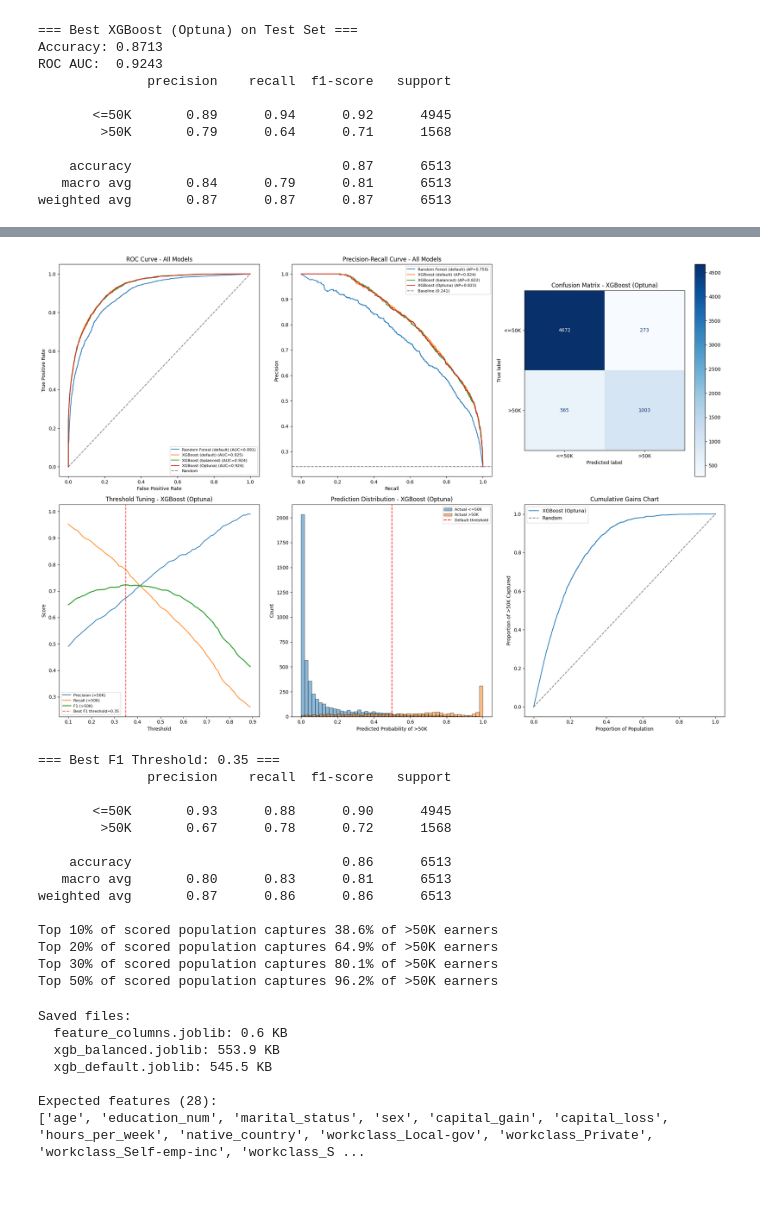
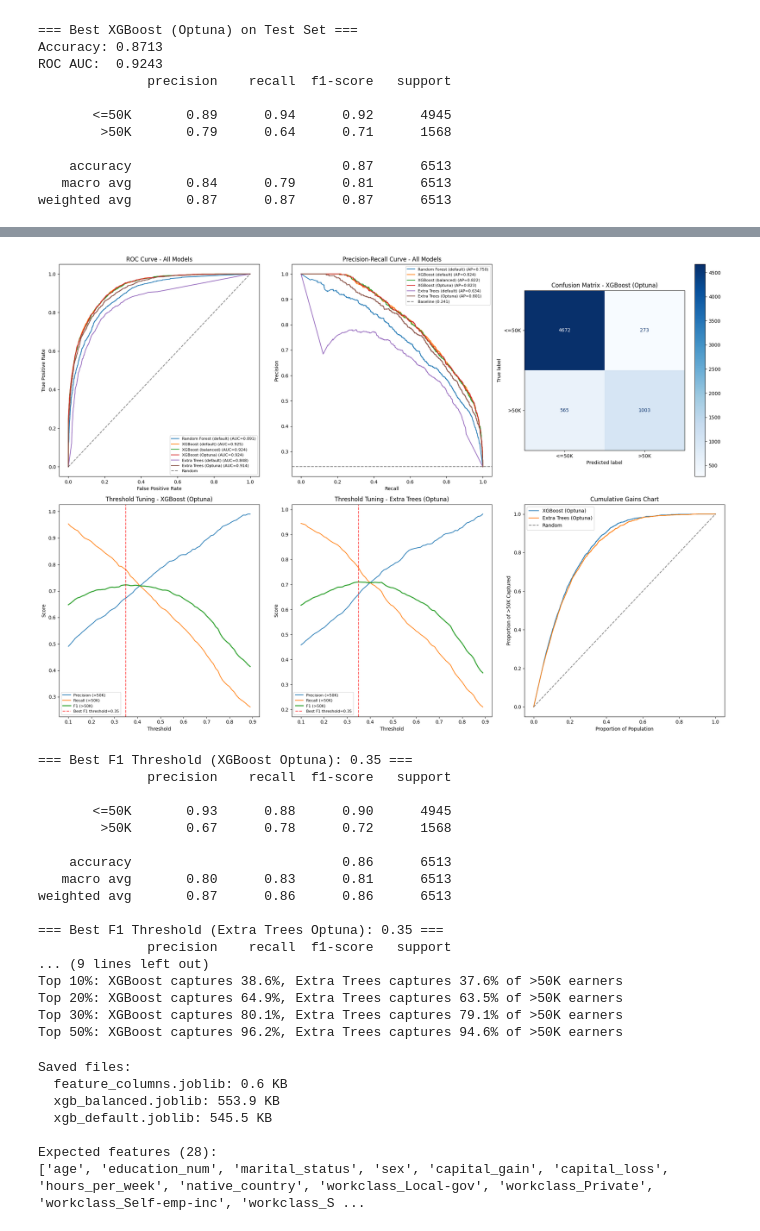
Before and after one commit to Pillangocska/CensusIncomePrediction, a Jupyter notebook: notebook/2_Modeling_and_Evaluation.ipynb, the cells around one changed output, grey strips where cells are left out. Cells and saved outputs as stored; diff of their text form; code cells hidden in the pictures; blank space fills up the shorter version.

```diff
--- a/notebook/2_Modeling_and_Evaluation.ipynb
+++ b/notebook/2_Modeling_and_Evaluation.ipynb
@@ -218,6 +287,8 @@ models = {
     'XGBoost (default)': (xgb_pred, xgb_proba),
     'XGBoost (balanced)': (xgb_bal_pred, xgb_bal_proba),
     'XGBoost (Optuna)': (best_pred, best_proba),
+    'Extra Trees (default)': (et_pred, et_proba),
+    'Extra Trees (Optuna)': (best_et_pred, best_et_proba),
 }
 
 print("=" * 85)
@@ -230,16 +301,6 @@ for name, (pred, proba) in models.items():
     auc = roc_auc_score(y_test, proba)
     report = classification_report(y_test, pred, output_dict=True)
     print(f"{name:<25} {acc:<10.4f} {auc:<10.4f} {report['1']['precision']:<10.3f} {report['1']['recall']:<10.3f} {report['1']['f1-score']:<10.3f}")
-
-print("=" * 85)
-print("""
-KEY TAKEAWAYS:
-- All models significantly beat the 75.9% baseline
-- XGBoost outperforms Random Forest consistently
-- Optuna tuning provided minimal gains — default params were near-optimal
-- Balanced XGBoost trades accuracy for much better >50K recall (85% vs 65%)
-- Choice depends on business need: precision vs recall priority
-""")
 # %% [output]
 =====================================================================================
 Model                     Accuracy   ROC AUC    >50K Prec  >50K Rec   >50K F1
@@ -295,7 +350,7 @@ ax2.set_title('Precision-Recall Curve - All Models')
 ax2.legend(fontsize=8)
 
 # ============================================================
-# 3. Confusion Matrix - Best model (XGBoost Optuna)
+# 3. Confusion Matrices - Best XGBoost & Best Extra Trees
 # ============================================================
 ax3 = fig.add_subplot(2, 3, 3)
 cm = confusion_matrix(y_test, best_pred)
@@ -303,7 +358,7 @@ ConfusionMatrixDisplay(cm, display_labels=['<=50K', '>50K']).plot(ax=ax3, cmap='
 ax3.set_title('Confusion Matrix - XGBoost (Optuna)')
 
 # ============================================================
-# 4. Threshold vs Precision/Recall/F1 - Best model
+# 4. Threshold vs Precision/Recall/F1 - Best XGBoost
 # ============================================================
 ax4 = fig.add_subplot(2, 3, 4)
 thresholds = np.arange(0.1, 0.9, 0.01)
@@ -326,49 +381,70 @@ ax4.set_title('Threshold Tuning - XGBoost (Optuna)')
 ax4.legend(fontsize=8)
 
 # ============================================================
-# 5. Prediction probability distribution
+# 5. Threshold vs Precision/Recall/F1 - Best Extra Trees
 # ============================================================
 ax5 = fig.add_subplot(2, 3, 5)
-ax5.hist(best_proba[y_test == 0], bins=50, alpha=0.5, label='Actual <=50K', edgecolor='black')
-ax5.hist(best_proba[y_test == 1], bins=50, alpha=0.5, label='Actual >50K', edgecolor='black')
-ax5.axvline(x=0.5, color='red', linestyle='--', label='Default threshold')
-ax5.set_xlabel('Predicted Probability of >50K')
-ax5.set_ylabel('Count')
-ax5.set_title('Prediction Distribution - XGBoost (Optuna)')
+et_precisions, et_recalls, et_f1s = [], [], []
+for t in thresholds:
+    preds_t = (best_et_proba >= t).astype(int)
+    report = classification_report(y_test, preds_t, output_dict=True, zero_division=0)
+    et_precisions.append(report['1']['precision'])
+    et_recalls.append(report['1']['recall'])
+    et_f1s.append(report['1']['f1-score'])
+ax5.plot(thresholds, et_precisions, label='Precision (>50K)')
+ax5.plot(thresholds, et_recalls, label='Recall (>50K)')
+ax5.plot(thresholds, et_f1s, label='F1 (>50K)', linewidth=2)
+best_et_f1_idx = np.argmax(et_f1s)
+ax5.axvline(x=thresholds[best_et_f1_idx], color='red', linestyle='--', alpha=0.7,
+            label=f'Best F1 threshold={thresholds[best_et_f1_idx]:.2f}')
+ax5.set_xlabel('Threshold')
+ax5.set_ylabel('Score')
+ax5.set_title('Threshold Tuning - Extra Trees (Optuna)')
 ax5.legend(fontsize=8)
 
 # ============================================================
-# 6. Cumulative Gains Chart
+# 6. Cumulative Gains Chart - Both best models
 # ============================================================
 ax6 = fig.add_subplot(2, 3, 6)
+# XGBoost
 sorted_indices = np.argsort(-best_proba)
 sorted_labels = y_test.values[sorted_indices]
 cumulative_gains = np.cumsum(sorted_labels) / sorted_labels.sum()
 population_pct = np.arange(1, len(sorted_labels) + 1) / len(sorted_labels)
 ax6.plot(population_pct, cumulative_gains, label='XGBoost (Optuna)')
+# Extra Trees
+et_sorted_indices = np.argsort(-best_et_proba)
+et_sorted_labels = y_test.values[et_sorted_indices]
+et_cumulative_gains = np.cumsum(et_sorted_labels) / et_sorted_labels.sum()
+ax6.plot(population_pct, et_cumulative_gains, label='Extra Trees (Optuna)')
 ax6.plot([0, 1], [0, 1], 'k--', alpha=0.5, label='Random')
 ax6.set_xlabel('Proportion of Population')
 ax6.set_ylabel('Proportion of >50K Captured')
 ax6.set_title('Cumulative Gains Chart')
 ax6.legend()
 
 plt.tight_layout()
 plt.show()
 
 # ============================================================
 # Text summary
 # ============================================================
-print(f"=== Best F1 Threshold: {thresholds[best_f1_idx]:.2f} ===")
+print(f"=== Best F1 Threshold (XGBoost Optuna): {thresholds[best_f1_idx]:.2f} ===")
 best_t_preds = (best_proba >= thresholds[best_f1_idx]).astype(int)
 print(classification_report(y_test, best_t_preds, target_names=['<=50K', '>50K']))
 
+print(f"=== Best F1 Threshold (Extra Trees Optuna): {thresholds[best_et_f1_idx]:.2f} ===")
+best_et_t_preds = (best_et_proba >= thresholds[best_et_f1_idx]).astype(int)
+print(classification_report(y_test, best_et_t_preds, target_names=['<=50K', '>50K']))
+
 # Cumulative gains at key percentages
+print("=== Cumulative Gains ===")
 for pct in [0.1, 0.2, 0.3, 0.5]:
     idx = int(pct * len(cumulative_gains)) - 1
-    print(f"Top {pct*100:.0f}% of scored population captures {cumulative_gains[idx]*100:.1f}% of >50K earners")
+    print(f"Top {pct*100:.0f}%: XGBoost captures {cumulative_gains[idx]*100:.1f}%, Extra Trees captures {et_cumulative_gains[idx]*100:.1f}% of >50K earners")
 # %% [output]
-[figure, old version]
+[figure, new version]
-=== Best F1 Threshold: 0.35 ===
+=== Best F1 Threshold (XGBoost Optuna): 0.35 ===
               precision    recall  f1-score   support
 
        <=50K       0.93      0.88      0.90      4945
@@ -378,10 +454,13 @@ for pct in [0.1, 0.2, 0.3, 0.5]:
    macro avg       0.80      0.83      0.81      6513
 weighted avg       0.87      0.86      0.86      6513
 
-Top 10% of scored population captures 38.6% of >50K earners
-Top 20% of scored population captures 64.9% of >50K earners
-Top 30% of scored population captures 80.1% of >50K earners
-Top 50% of scored population captures 96.2% of >50K earners
+=== Best F1 Threshold (Extra Trees Optuna): 0.35 ===
+              precision    recall  f1-score   support
+... (9 lines left out)
+Top 10%: XGBoost captures 38.6%, Extra Trees captures 37.6% of >50K earners
+Top 20%: XGBoost captures 64.9%, Extra Trees captures 63.5% of >50K earners
+Top 30%: XGBoost captures 80.1%, Extra Trees captures 79.1% of >50K earners
+Top 50%: XGBoost captures 96.2%, Extra Trees captures 94.6% of >50K earners
 # %%
 import joblib
 import os
```
Also changed, not shown: parts of 4 cells of this notebook, 1 other file.
